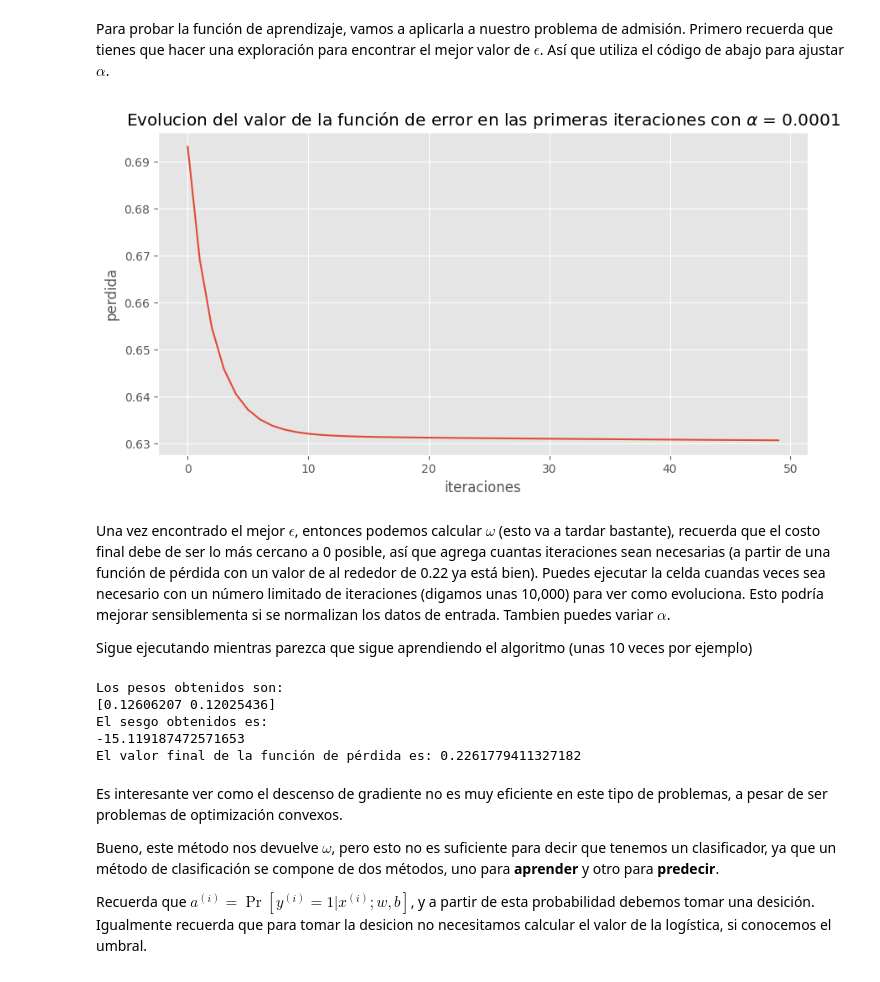
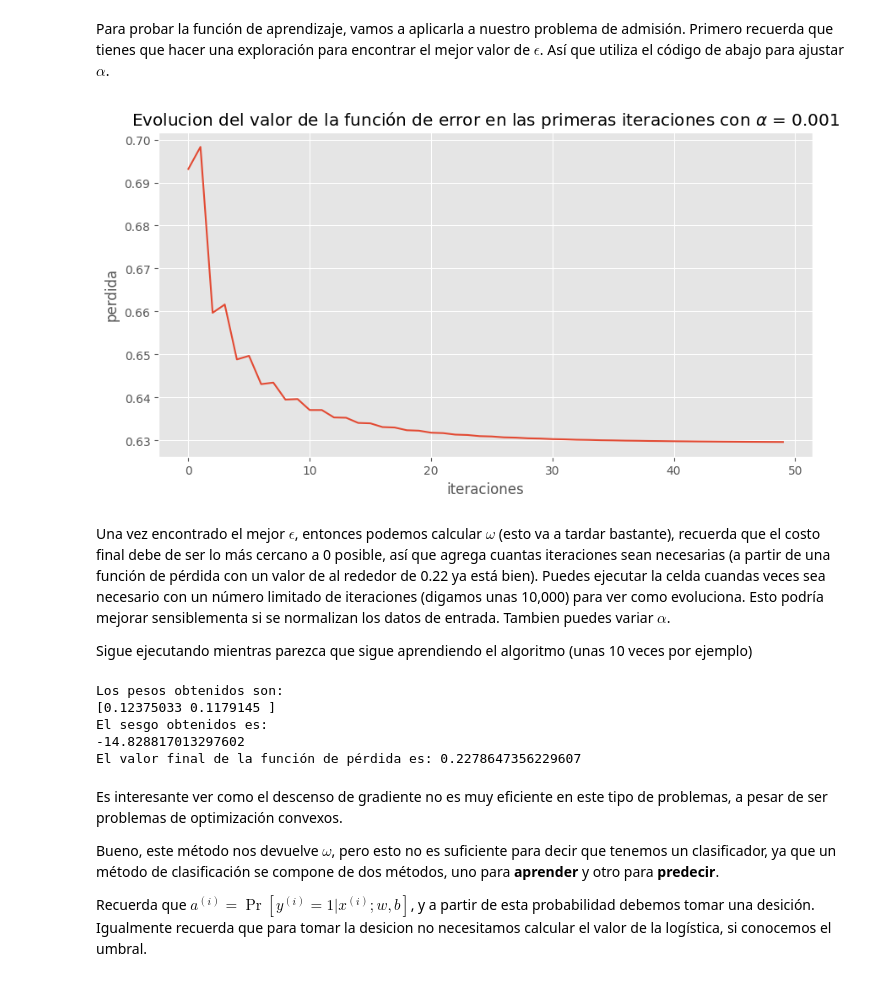
Before and after one commit to Jupazumur/2-Aprendizaje-2026, a Jupyter notebook: regularizacion_logistica.ipynb, the cells around one changed output. Drawn from its saved outputs; the diff is of its cells as text; code cells hidden in the pictures.

```diff
--- a/regularizacion_logistica.ipynb
+++ b/regularizacion_logistica.ipynb
@@ -143,34 +143,34 @@ Vistos los datos un clasificador lineal podría ser una buena solución. Ahora v
 # %% [markdown]
 Para probar la función de aprendizaje, vamos a aplicarla a nuestro problema de admisión. Primero recuerda que tienes que hacer una exploración para encontrar el mejor valor de $\epsilon$. Así que utiliza el código de abajo para ajustar $\alpha$.
 # %%
-alpha = 0.0001
+alpha = 0.001
 mi = 50
 w = np.zeros(x.shape[1])
 b = 0.0
 _, _, hist = dg(x, y, w, b, alpha, max_iter=mi, tol=1e-4, historial=True)
 
 plt.plot(np.arange(mi), hist)
 plt.title(r'Evolucion del valor de la función de error en las primeras iteraciones con $\alpha$ = ' + str(alpha))
 plt.xlabel('iteraciones')
 plt.ylabel('perdida')
 plt.show()
 # %% [output]
-[figure, old version]
+[figure, new version]
 # %% [markdown]
 Una vez encontrado el mejor $\epsilon$, entonces podemos calcular $\omega$ (esto va a tardar bastante), recuerda que el costo final debe de ser lo más cercano a 0 posible, así que agrega cuantas iteraciones sean necesarias (a partir de una función de pérdida con un valor de al rededor de 0.22 ya está bien). Puedes ejecutar la celda cuandas veces sea necesario con un número limitado de iteraciones (digamos unas 10,000) para ver como evoluciona. Esto podría mejorar sensiblementa si se normalizan los datos de entrada. Tambien puedes variar $\alpha$.
 
 Sigue ejecutando mientras parezca que sigue aprendiendo el algoritmo (unas 10 veces por ejemplo)
 # %%
-w, b, _ = dg(x, y, w, b, alpha, max_iter = 500_000)
+w, b, _ = dg(x, y, w, b, alpha, max_iter = 100_000)
 print("Los pesos obtenidos son: \n{}".format(w))
 print("El sesgo obtenidos es: \n{}".format(b))
 print("El valor final de la función de pérdida es: {}".format(error_in(x, y, w, b)))
 # %% [output]
 Los pesos obtenidos son:
-[0.12606207 0.12025436]
+[0.12375033 0.1179145 ]
 El sesgo obtenidos es:
--15.119187472571653
-El valor final de la función de pérdida es: 0.2261779411327182
+-14.828817013297602
+El valor final de la función de pérdida es: 0.2278647356229607
 # %% [markdown]
 Es interesante ver como el descenso de gradiente no es muy eficiente en este tipo de problemas, a pesar de ser problemas de optimización convexos.
 
```
Also changed, not shown: parts of 5 cells of this notebook.
